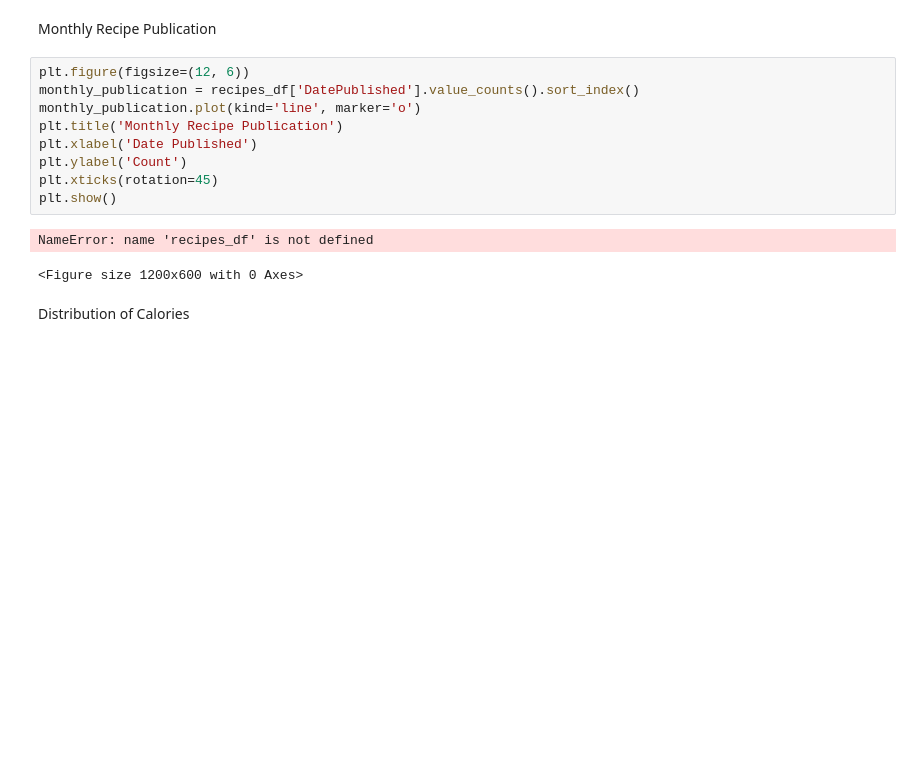
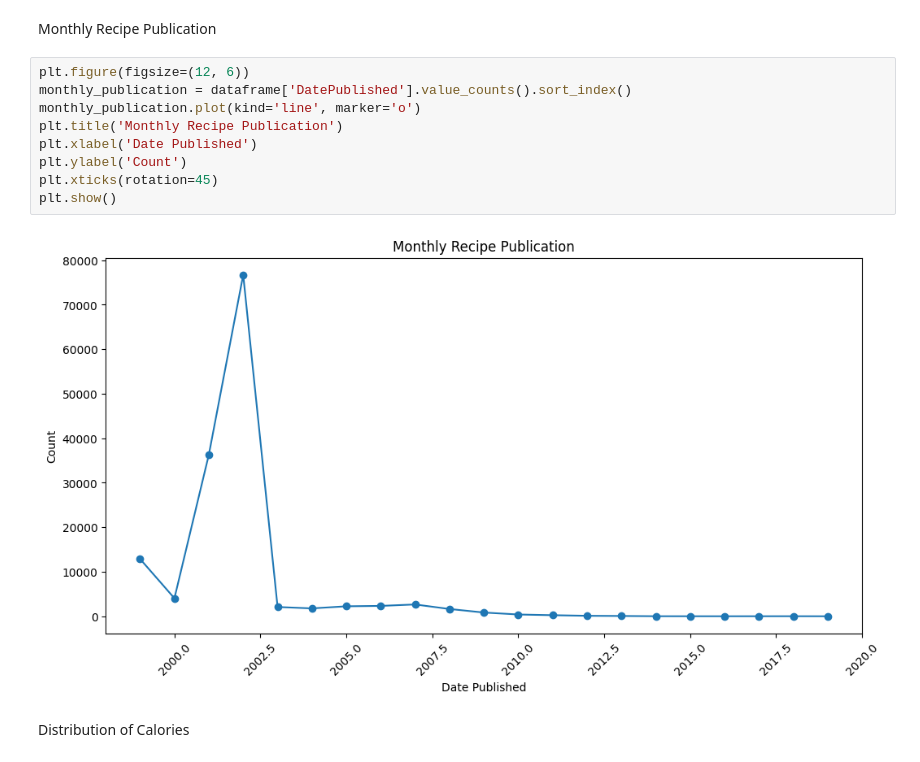
Before and after one commit to Nishil-Agarwal/Cloned-Cuisine-Recommender-, a Jupyter notebook: data_visualisation.ipynb, the cells around one changed output. Saved outputs shown, nothing was run; the diff lists cells and outputs as text; blank space fills up the shorter version.

```diff
--- a/data_visualisation.ipynb
+++ b/data_visualisation.ipynb
@@ -39,16 +39,15 @@ plt.show()
 Monthly Recipe Publication
 # %%
 plt.figure(figsize=(12, 6))
-monthly_publication = recipes_df['DatePublished'].value_counts().sort_index()
+monthly_publication = dataframe['DatePublished'].value_counts().sort_index()
 monthly_publication.plot(kind='line', marker='o')
 plt.title('Monthly Recipe Publication')
 plt.xlabel('Date Published')
 plt.ylabel('Count')
 plt.xticks(rotation=45)
 plt.show()
 # %% [output]
-NameError: name 'recipes_df' is not defined
-<Figure size 1200x600 with 0 Axes>
+[figure, added]
 # %% [markdown]
 Distribution of Calories
 # %%
```
